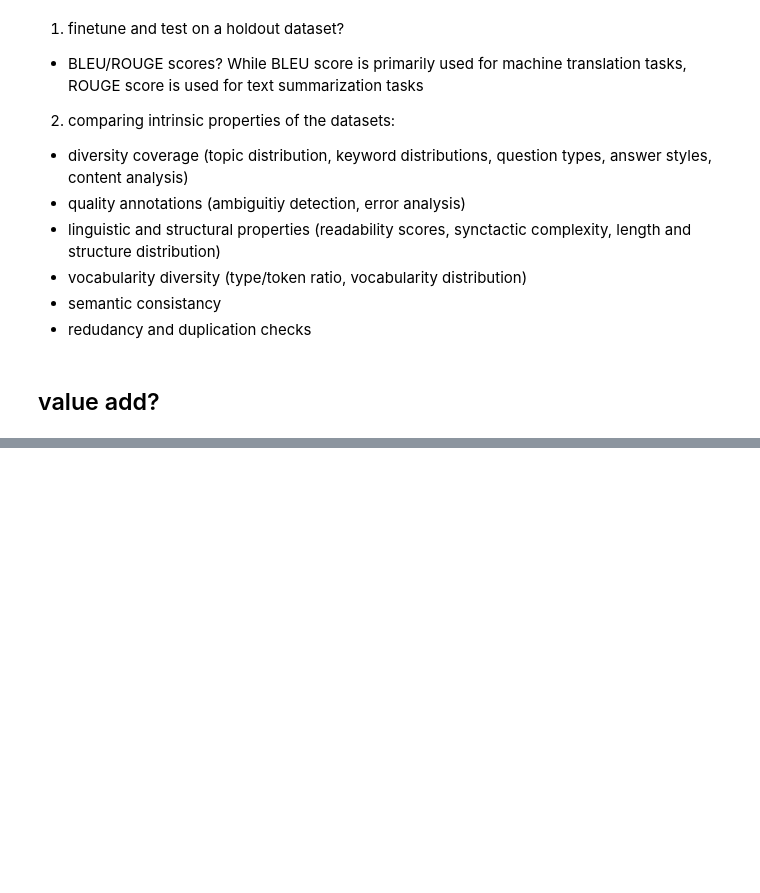
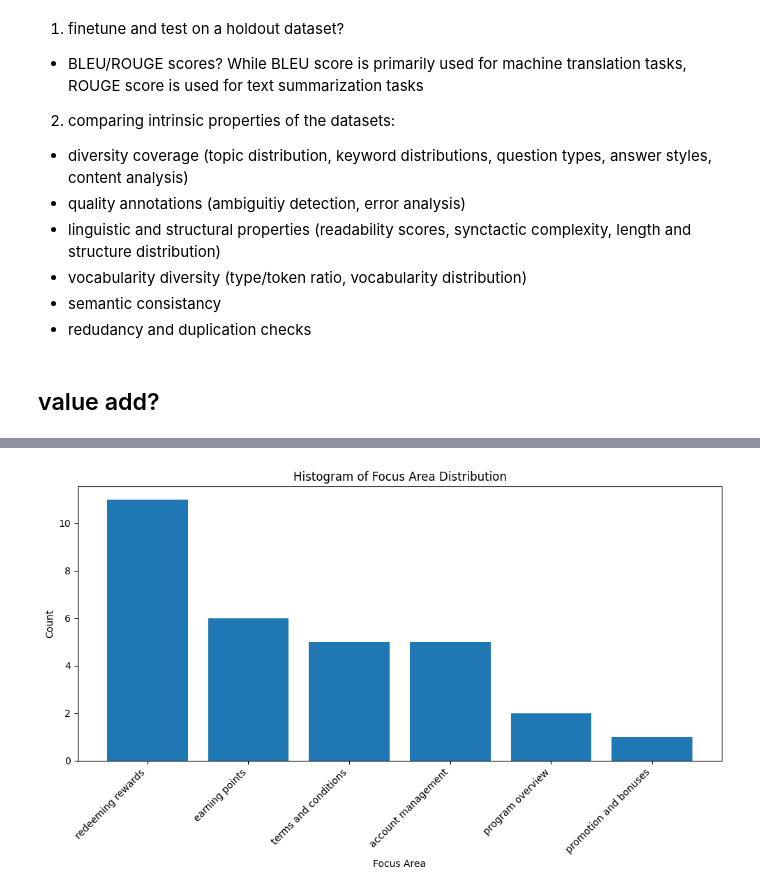
Before and after one commit to ericphamhung-gretel/demos, a Jupyter notebook: data_designer_sdk_qa_pairs.ipynb, the cells around one changed output, grey strips where cells are left out. Saved outputs shown, nothing was run; the diff lists cells and outputs as text; code cells hidden in the pictures; blank space fills up the shorter version.

Commit message:
manually calling openai 3 times

```diff
--- a/data_designer_sdk_qa_pairs.ipynb
+++ b/data_designer_sdk_qa_pairs.ipynb
@@ -28,7 +28,7 @@ First, let's install and import the required packages:
 # databricks - version, validate with alex?
 
 DOCUMENT_LIST = ["https://www.americanexpress.com/content/dam/amex/us/rewards/membership-rewards/mr-terms-conditions-11.01.2024.pdf?mrlinknav=footer-tandc"]
-NUM_QA_PAIRS = 100
+NUM_QA_PAIRS = 1_000
 # %%
 # Document Processing
 # ------------------
@@ -518 +504,3 @@ print(completion.choices[0].message.content)
+# %%
+parsed_json = json.loads(completion.choices[0].message.content[7:-4])
 # %%
@@ -559,2 +546,0 @@ if parsed_df is not None:
-# %%
-parsed_json = json.loads(completion.choices[0].message.content)['qa_pairs']
@@ -641,0 +686,15 @@ value add?
+# %%
+# prompt: append df1, df2, and df3
+
+import pandas as pd
+
+df1 = pd.read_csv('openai_1.csv')
+df2 = pd.read_csv('openai_2.csv')
+df3 = pd.read_csv('openai_3.csv')
+
+# Check if all dataframes have the same columns before concatenation
+if all(df.columns.tolist() == df1.columns.tolist() for df in [df2, df3]):
+    df_combined = pd.concat([df1, df2, df3], ignore_index=True)
+    # print(df_combined)
+else:
+    print("Error: DataFrames do not have the same columns.")
@@ -641,0 +743,23 @@ value add?
+# %%
+# prompt: histogram for focus_area distribution
+
+import pandas as pd
+import matplotlib.pyplot as plt
+
+# Assuming 'df_combined' is your DataFrame from the previous code.
+# Replace with your actual DataFrame if it's named differently.
+
+# Assuming your focus_area column is named 'focus_area'
+# Change 'focus_area' to your column's actual name if necessary.
+focus_area_counts = df_combined['focus_area'].value_counts()
+
+plt.figure(figsize=(10, 6))
+plt.bar(focus_area_counts.index, focus_area_counts.values)
+plt.xlabel("Focus Area")
+plt.ylabel("Count")
+plt.title("Histogram of Focus Area Distribution")
+plt.xticks(rotation=45, ha='right')  # Rotate x-axis labels for readability
+plt.tight_layout()
+plt.show()
+# %% [output]
+[figure, added]
```
Also changed, not shown: parts of 23 cells of this notebook.
